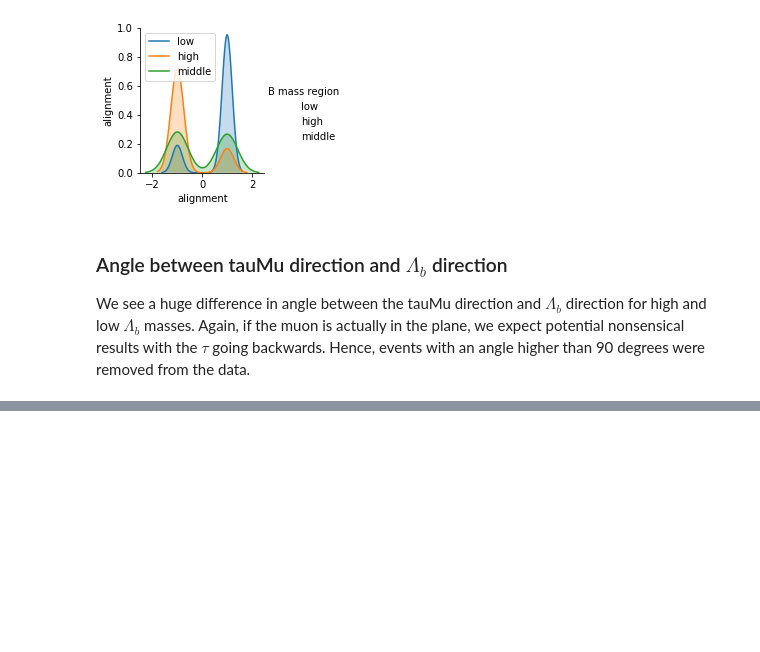
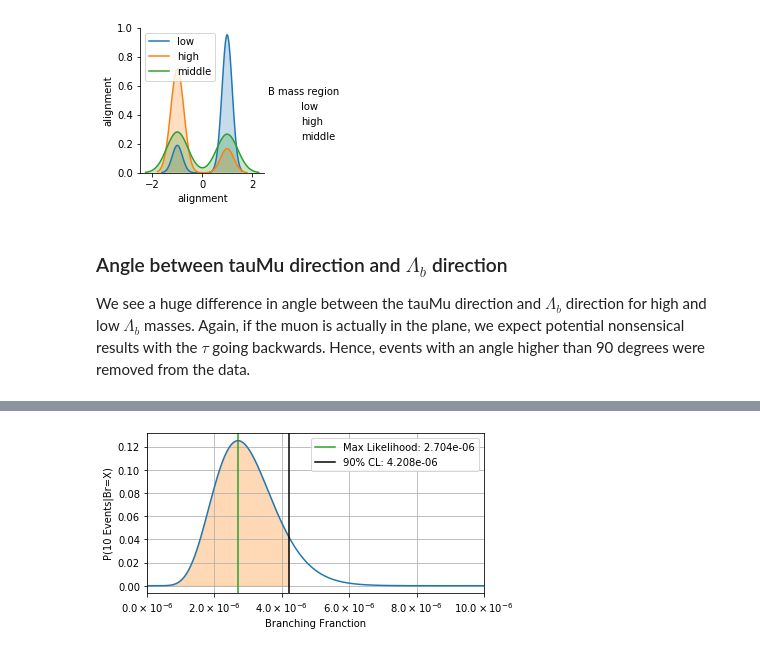
Before and after one commit to THanae/MSci-Project, a Jupyter notebook: documentation_geometrical_cuts_and_bdt.ipynb, the cells around one changed output, grey strips where cells are left out. Cells and saved outputs as stored; diff of their text form; code cells hidden in the pictures; blank space fills up the shorter version.

```diff
--- a/documentation_geometrical_cuts_and_bdt.ipynb
+++ b/documentation_geometrical_cuts_and_bdt.ipynb
@@ -139,0 +299,99 @@ The steps included:
+# %%
+import numpy as np
+import matplotlib.pyplot as plt
+from matplotlib import ticker
+from scipy.integrate import simps, cumtrapz
+from scipy.stats import poisson
+
+def calculate_and_plot_branching_fraction(
+    B: float,
+    S: float,
+    model_expected_FPR: float,
+    model_expected_TPR: float,
+    sigma: float,
+    L: float,
+    n_b_to_Lb: float,
+    pre_model_efficiency: float
+):
+    # brs = np.logspace(-6, -5, base=10, num=3000)
+    brs = np.linspace(0, 1e-5, 3000)
+
+    expected_bg = B * model_expected_FPR
+    print(f"Expected background in signal region: {B:.3f} (before ML classifier), {expected_bg:.3f} (after ML classifier)")
+
+    probabilities_of_seen_values = []
+    probabilities_of_less_than_seen_values = []
+
+    total_efficiency = pre_model_efficiency * model_expected_TPR
+    multiplier = sigma * L * n_b_to_Lb * total_efficiency
+    for br in brs:
+        expected_signal_seen = multiplier * br
+        mu = expected_signal_seen + expected_bg
+        probability_of_seen_values = poisson.pmf(S, mu)
+        probabilities_of_seen_values.append(probability_of_seen_values)
+        probability_of_less_than_seen_values = poisson.cdf(S, mu)
+        probabilities_of_less_than_seen_values.append(probability_of_less_than_seen_values)
+
+    probabilities_of_seen_values = np.array(probabilities_of_seen_values)
+    probabilities_of_less_than_seen_values = np.array(probabilities_of_less_than_seen_values)
+
+    def calculate_cdf(probabilities: np.ndarray, brs):
+        normalised_probabilities = probabilities / probabilities.max()
+        area_under_curve = simps(y=normalised_probabilities, x=brs)
+        cumulative_areas = cumtrapz(y=normalised_probabilities, x=brs, initial=0)
+        cdf = cumulative_areas / area_under_curve
+        return cdf
+
+    # cdf = calculate_cdf(probabilities_of_seen_values, brs)
+    for (probabilities, ylabel) in [
+        (probabilities_of_seen_values, f"P({S} Events|Br=X)"),
+        # (probabilities_of_less_than_seen_values, r"$\mathrm{P}(\leq" + str(S) + r" \  \mathrm{Events} | \mathrm{Br}=X )$"),
+    ]:
+        cdf = calculate_cdf(probabilities, brs)
+        max_likelihood = brs[probabilities.argmax()]
+        median_likelihood_plus_one_sigma = brs[(cdf > 0.841345).argmax()]
+        median_likelihood_minus_one_sigma = brs[(cdf > 0.158655).argmax()]
+        print(f"Max Likelihood: {max_likelihood:.3e}  (+{median_likelihood_plus_one_sigma - max_likelihood:.3e}, -{max_likelihood - median_likelihood_minus_one_sigma:.3e})")
+
+        cl_90 = brs[(cdf > 0.9).argmax()]
+        print(f"CL 90: {cl_90:.3e}")
+
+        plt.figure(figsize=(6, 3))
+        ax = plt.gca()
+        ax.axvline(max_likelihood, color='C2', label=f"Max Likelihood: {max_likelihood:.3e}")
+
+        ax.plot(brs, probabilities)
+
+        brs_mask = brs < cl_90
+        ax.fill_between(brs, probabilities, where=brs_mask, color='C1', alpha=0.3, facecolor='C1')
+
+        ax.axvline(cl_90, color='k', label=f"90% CL: {cl_90:.3e}")
+
+        base_power = -6
+        @ticker.FuncFormatter
+        def formatter(x, pos):
+            latex_str = f'{x * 10 ** -base_power:.1f}' + r'\times 10^{' + str(base_power) + '}'
+            return f'${latex_str}$'
+        ax.xaxis.set_major_formatter(formatter)
+
+        ax.set_xlabel("Branching Franction")
+        ax.set_ylabel(ylabel)
+        ax.set_xlim(brs.min(), brs.max())
+        ax.grid()
+        ax.legend()
+        plt.tight_layout()
+        # plt.savefig("br_limit_lessthan.png", dpi=300)
+        # plt.savefig("br_limit_equal.png", dpi=300)
+        plt.savefig("br_limits.png", dpi=300)
+        plt.show()
+calculate_and_plot_branching_fraction(
+    B=56.37,
+    S=10,
+    model_expected_FPR=0.005,
+    model_expected_TPR=0.558,
+    sigma=280e-6 * 13.5 / 8,
+    L=4e15,
+    n_b_to_Lb=0.19,
+    pre_model_efficiency=7.80055e-5 * 0.23  # Initial cuts * approximate PID cut efficiency (calculated based on effect on J/psi)
+)
+# %% [output]
@@ -139,0 +401 @@ The steps included:
+[figure, added]
```
Also changed, not shown: parts of 10 cells of this notebook.
